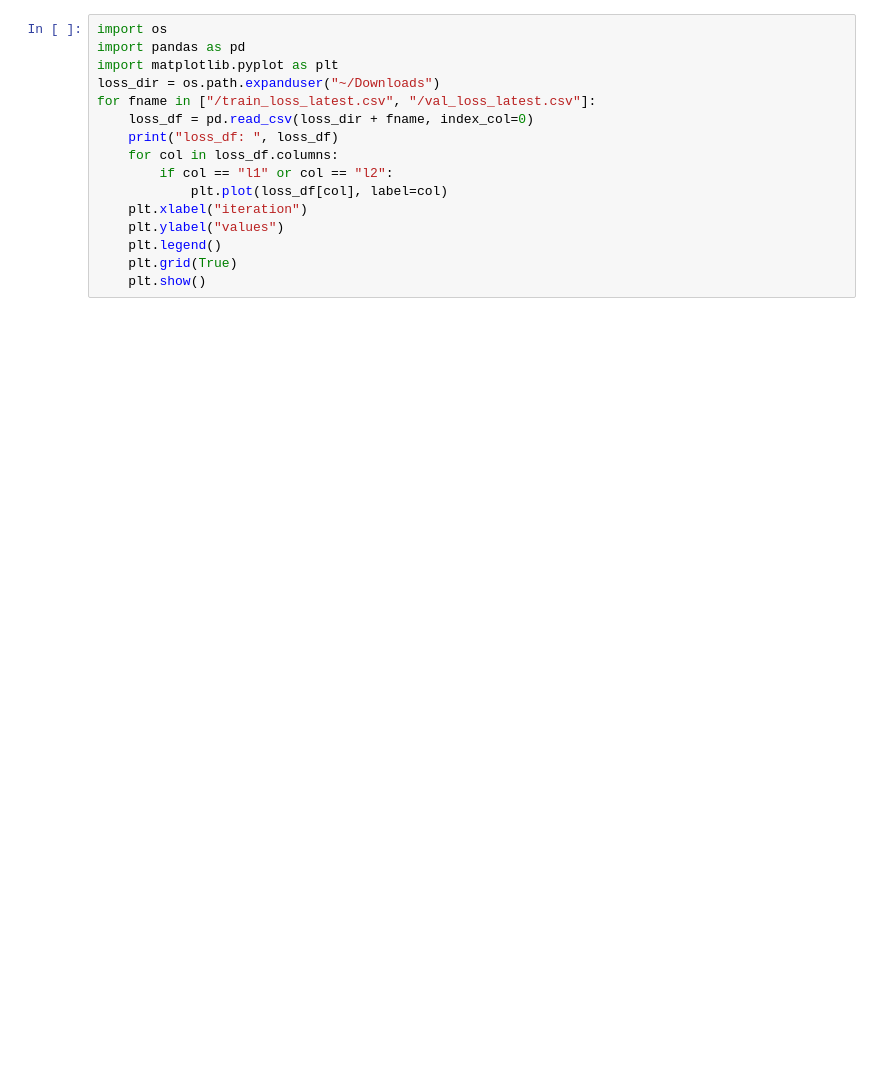
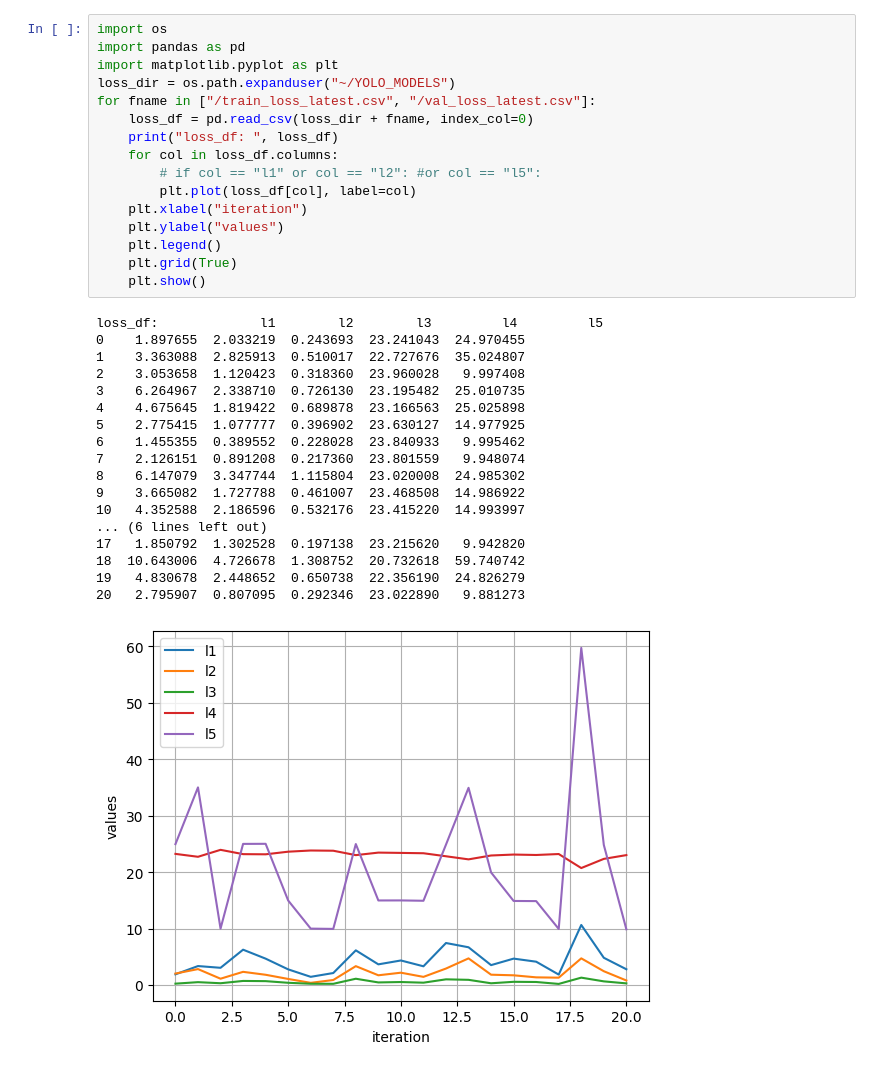
Before and after one commit to ShiboXing/SOTA, a Jupyter notebook: yolo/test_yolo.ipynb, the cells around one changed output. Drawn from its saved outputs; the diff is of its cells as text; blank space fills up the shorter version.

```diff
--- a/yolo/test_yolo.ipynb
+++ b/yolo/test_yolo.ipynb
@@ -78,16 +85,35 @@ with torch.no_grad():
 # %%
 import os
 import pandas as pd
 import matplotlib.pyplot as plt
-loss_dir = os.path.expanduser("~/Downloads")
+loss_dir = os.path.expanduser("~/YOLO_MODELS")
 for fname in ["/train_loss_latest.csv", "/val_loss_latest.csv"]:
     loss_df = pd.read_csv(loss_dir + fname, index_col=0)
     print("loss_df: ", loss_df)
     for col in loss_df.columns:
-        if col == "l1" or col == "l2":
-            plt.plot(loss_df[col], label=col)
+        # if col == "l1" or col == "l2": #or col == "l5":
+        plt.plot(loss_df[col], label=col)
     plt.xlabel("iteration")
     plt.ylabel("values")
     plt.legend()
     plt.grid(True)
     plt.show()
+# %% [output]
+loss_df:             l1        l2        l3         l4         l5
+0    1.897655  2.033219  0.243693  23.241043  24.970455
+1    3.363088  2.825913  0.510017  22.727676  35.024807
+2    3.053658  1.120423  0.318360  23.960028   9.997408
+3    6.264967  2.338710  0.726130  23.195482  25.010735
+4    4.675645  1.819422  0.689878  23.166563  25.025898
+5    2.775415  1.077777  0.396902  23.630127  14.977925
+6    1.455355  0.389552  0.228028  23.840933   9.995462
+7    2.126151  0.891208  0.217360  23.801559   9.948074
+8    6.147079  3.347744  1.115804  23.020008  24.985302
+9    3.665082  1.727788  0.461007  23.468508  14.986922
+10   4.352588  2.186596  0.532176  23.415220  14.993997
+... (6 lines left out)
+17   1.850792  1.302528  0.197138  23.215620   9.942820
+18  10.643006  4.726678  1.308752  20.732618  59.740742
+19   4.830678  2.448652  0.650738  22.356190  24.826279
+20   2.795907  0.807095  0.292346  23.022890   9.881273
+[figure, added]
```
Also changed, not shown: parts of 6 cells of this notebook, 1 other file.
